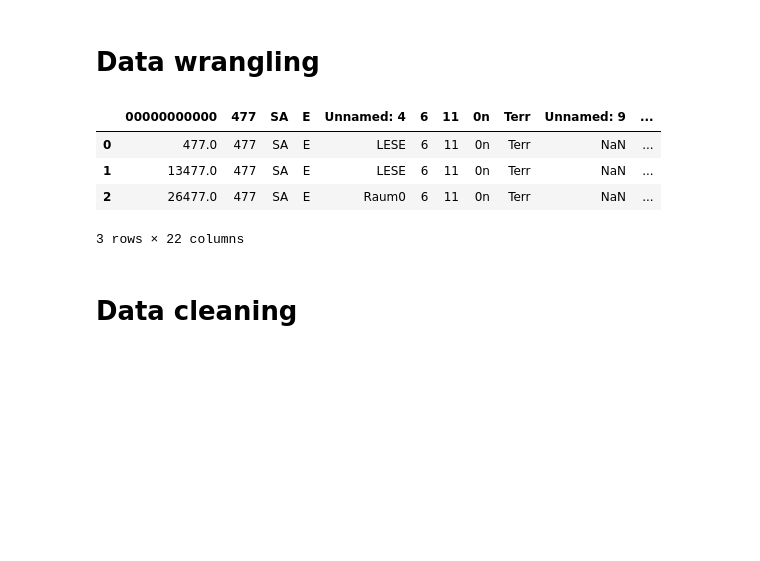
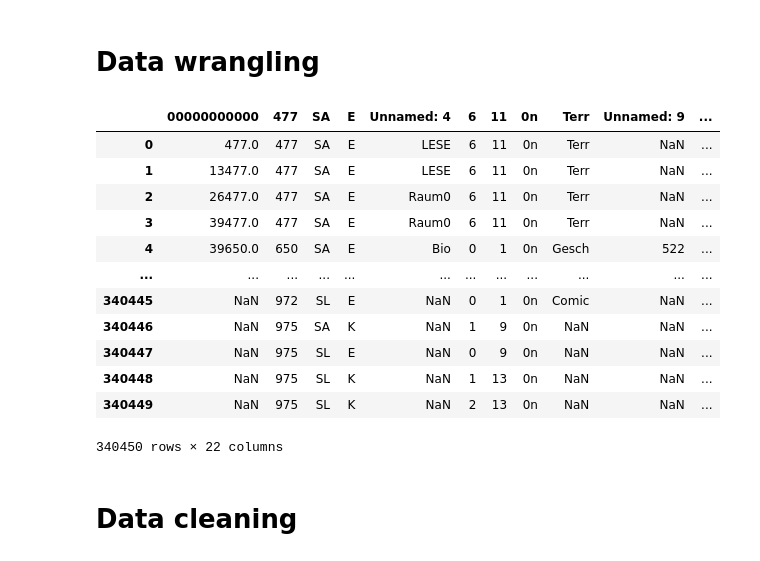
Before and after one commit to BeatriceM476/Final-project, a Jupyter notebook: BesEx_2022.ipynb, the cells around one changed output. Cells and saved outputs as stored; diff of their text form; code cells hidden in the pictures; blank space fills up the shorter version.

```diff
--- a/BesEx_2022.ipynb
+++ b/BesEx_2022.ipynb
@@ -8,13 +8,21 @@ import numpy as np
 # %%
 # Gathering data
 BesEx_2022_df = pd.read_csv('BESEX_2022.csv', sep='~')
-BesEx_2022_df.head(3)
+BesEx_2022_df
 # %% [output]
 |  | 00000000000 | 477 | SA | E | Unnamed: 4 | 6 | 11 | 0n | Terr | Unnamed: 9 | ... |
 | 0 | 477.0 | 477 | SA | E | LESE | 6 | 11 | 0n | Terr | NaN | ... |
 | 1 | 13477.0 | 477 | SA | E | LESE | 6 | 11 | 0n | Terr | NaN | ... |
 | 2 | 26477.0 | 477 | SA | E | Raum0 | 6 | 11 | 0n | Terr | NaN | ... |
+| 3 | 39477.0 | 477 | SA | E | Raum0 | 6 | 11 | 0n | Terr | NaN | ... |
+| 4 | 39650.0 | 650 | SA | E | Bio | 0 | 1 | 0n | Gesch | 522 | ... |
+| ... | ... | ... | ... | ... | ... | ... | ... | ... | ... | ... | ... |
+| 340445 | NaN | 972 | SL | E | NaN | 0 | 1 | 0n | Comic | NaN | ... |
+| 340446 | NaN | 975 | SA | K | NaN | 1 | 9 | 0n | NaN | NaN | ... |
+| 340447 | NaN | 975 | SL | E | NaN | 0 | 9 | 0n | NaN | NaN | ... |
+| 340448 | NaN | 975 | SL | K | NaN | 1 | 13 | 0n | NaN | NaN | ... |
+| 340449 | NaN | 975 | SL | K | NaN | 2 | 13 | 0n | NaN | NaN | ... |
-3 rows × 22 columns
+340450 rows × 22 columns
 # %% [markdown]
 # Data cleaning
 # %%
```
Also changed, not shown: parts of 4 cells of this notebook, 1 other file.
